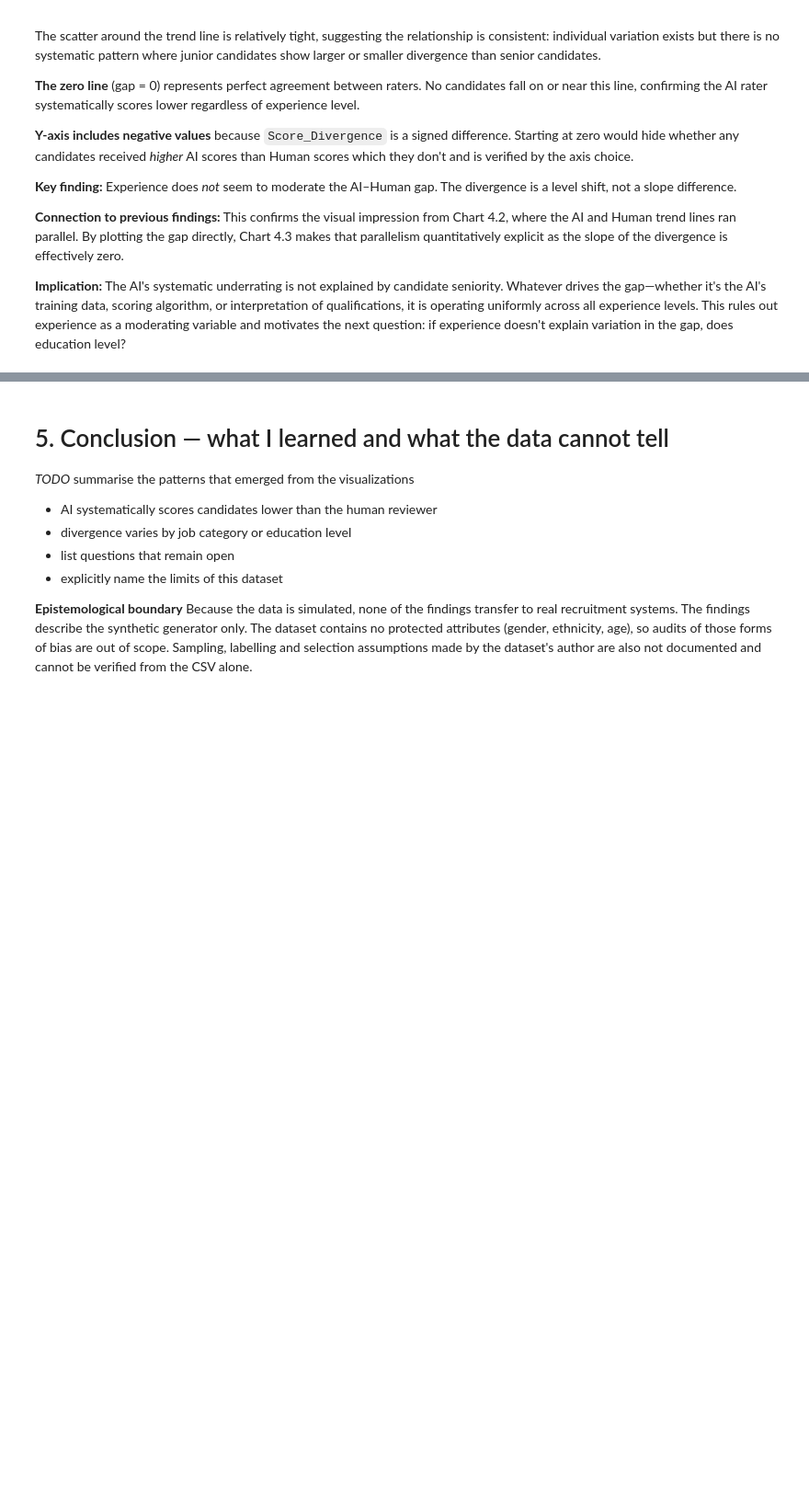
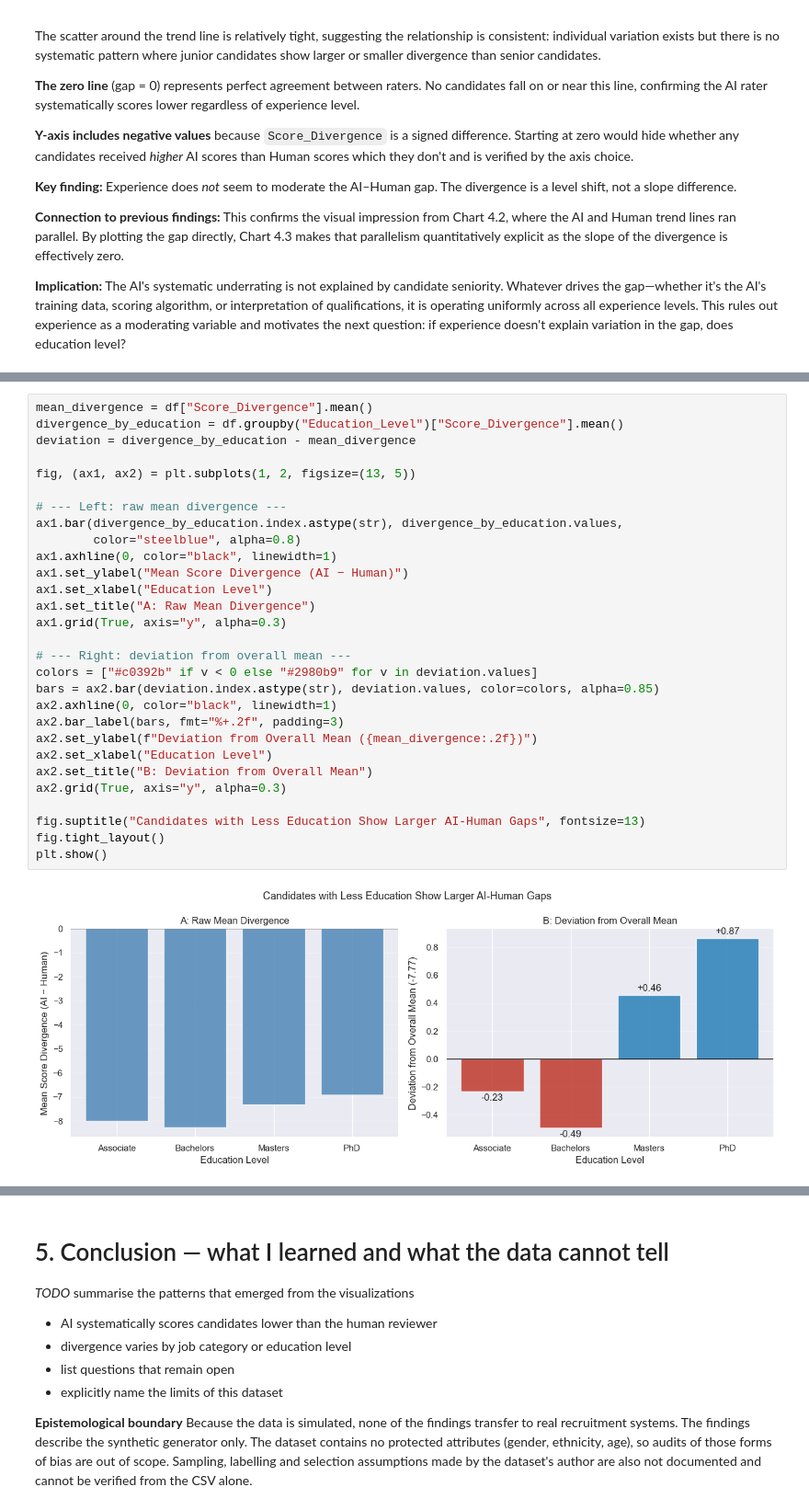
Before and after one commit to hkmp1303/hiring-fairness-audit-analysis, a Jupyter notebook: notebook.ipynb, the cells around one changed output, grey strips where cells are left out. Shown at 92% size. Saved outputs shown, nothing was run; the diff lists cells and outputs as text; blank space fills up the shorter version.

```diff
--- a/notebook.ipynb
+++ b/notebook.ipynb
@@ -335,0 +354,31 @@ The scatter around the trend line is relatively tight, suggesting the relationsh
+# %%
+mean_divergence = df["Score_Divergence"].mean()
+divergence_by_education = df.groupby("Education_Level")["Score_Divergence"].mean()
+deviation = divergence_by_education - mean_divergence
+
+fig, (ax1, ax2) = plt.subplots(1, 2, figsize=(13, 5))
+
+# --- Left: raw mean divergence ---
+ax1.bar(divergence_by_education.index.astype(str), divergence_by_education.values,
+        color="steelblue", alpha=0.8)
+ax1.axhline(0, color="black", linewidth=1)
+ax1.set_ylabel("Mean Score Divergence (AI − Human)")
+ax1.set_xlabel("Education Level")
+ax1.set_title("A: Raw Mean Divergence")
+ax1.grid(True, axis="y", alpha=0.3)
+
+# --- Right: deviation from overall mean ---
+colors = ["#c0392b" if v < 0 else "#2980b9" for v in deviation.values]
+bars = ax2.bar(deviation.index.astype(str), deviation.values, color=colors, alpha=0.85)
+ax2.axhline(0, color="black", linewidth=1)
+ax2.bar_label(bars, fmt="%+.2f", padding=3)
+ax2.set_ylabel(f"Deviation from Overall Mean ({mean_divergence:.2f})")
+ax2.set_xlabel("Education Level")
+ax2.set_title("B: Deviation from Overall Mean")
+ax2.grid(True, axis="y", alpha=0.3)
+
+fig.suptitle("Candidates with Less Education Show Larger AI-Human Gaps", fontsize=13)
+fig.tight_layout()
+plt.show()
+# %% [output]
+[figure, added]
```
Also changed, not shown: parts of 2 cells of this notebook.
